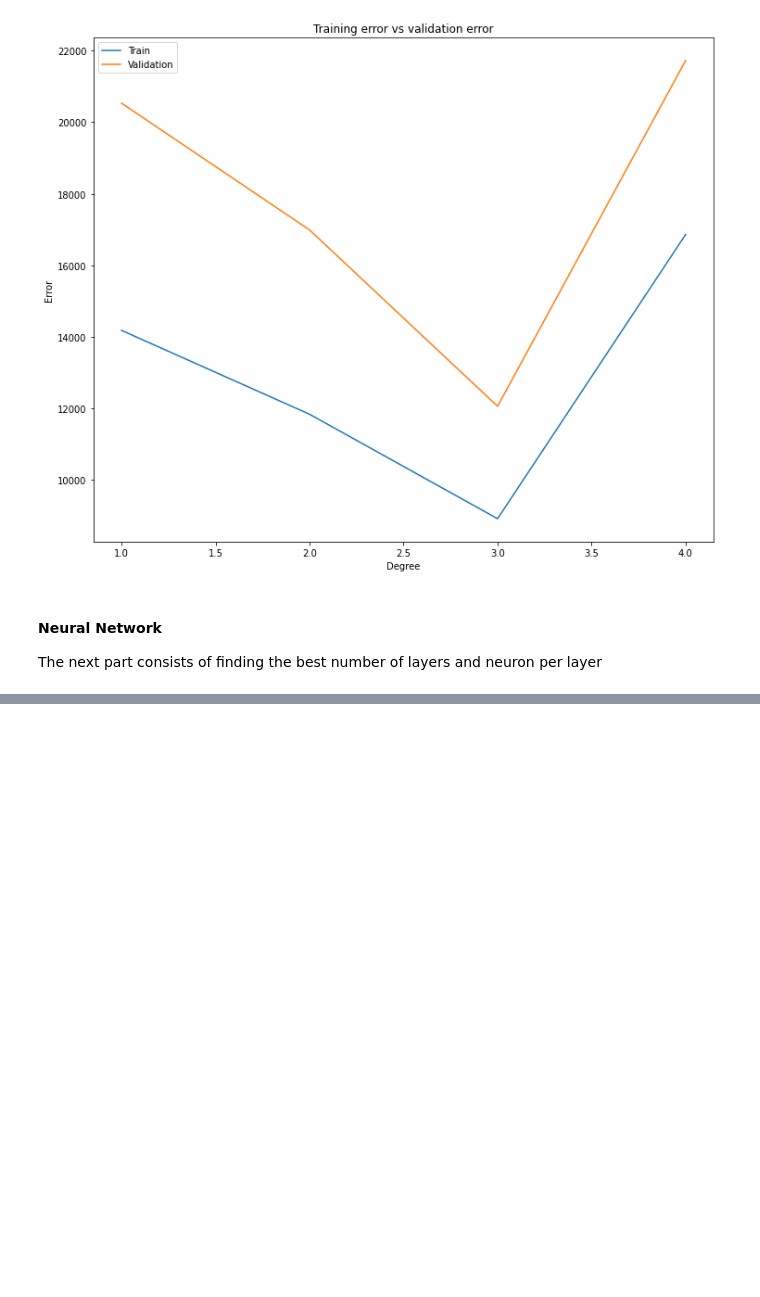
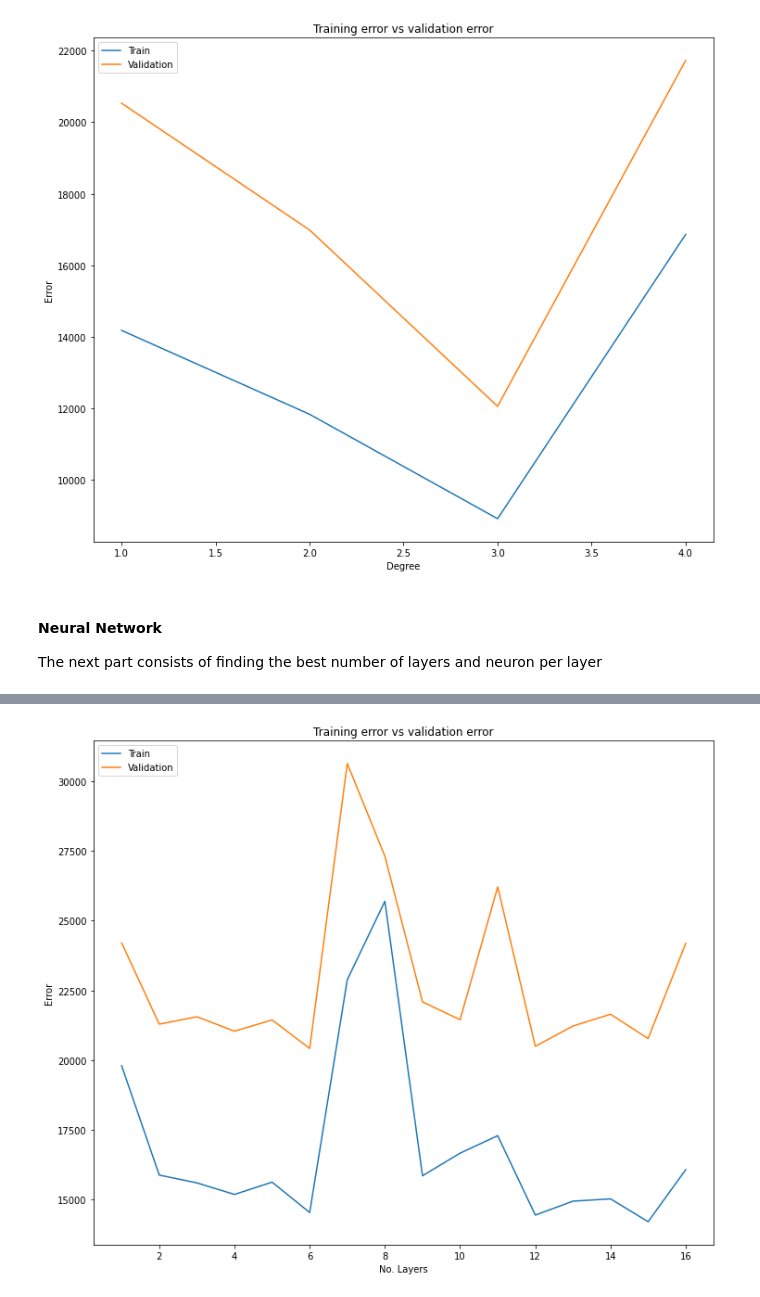
Before and after one commit to Sakkov/OMXH25-Prediction, a Jupyter notebook: Models.ipynb, the cells around one changed output, grey strips where cells are left out. Saved outputs shown, nothing was run; the diff lists cells and outputs as text; code cells hidden in the pictures; blank space fills up the shorter version.

```diff
--- a/Models.ipynb
+++ b/Models.ipynb
@@ -191,0 +247,15 @@ Leyers    Training error      Validation error. Neurons:10
+# %%
+plt.figure(figsize=(12, 10))
+
+n = 16
+
+plt.plot(num_layers[0:n], mlp_tr_errors[0:n], label = 'Train')
+plt.plot(num_layers[0:n], mlp_val_errors[0:n],label = 'Validation')
+plt.legend(loc = 'upper left')
+
+plt.xlabel('No. Layers')
+plt.ylabel('Error')
+plt.title('Training error vs validation error')
+plt.show()
+# %% [output]
+[figure, added]
```
Also changed, not shown: parts of 8 cells of this notebook, 1 other file.
